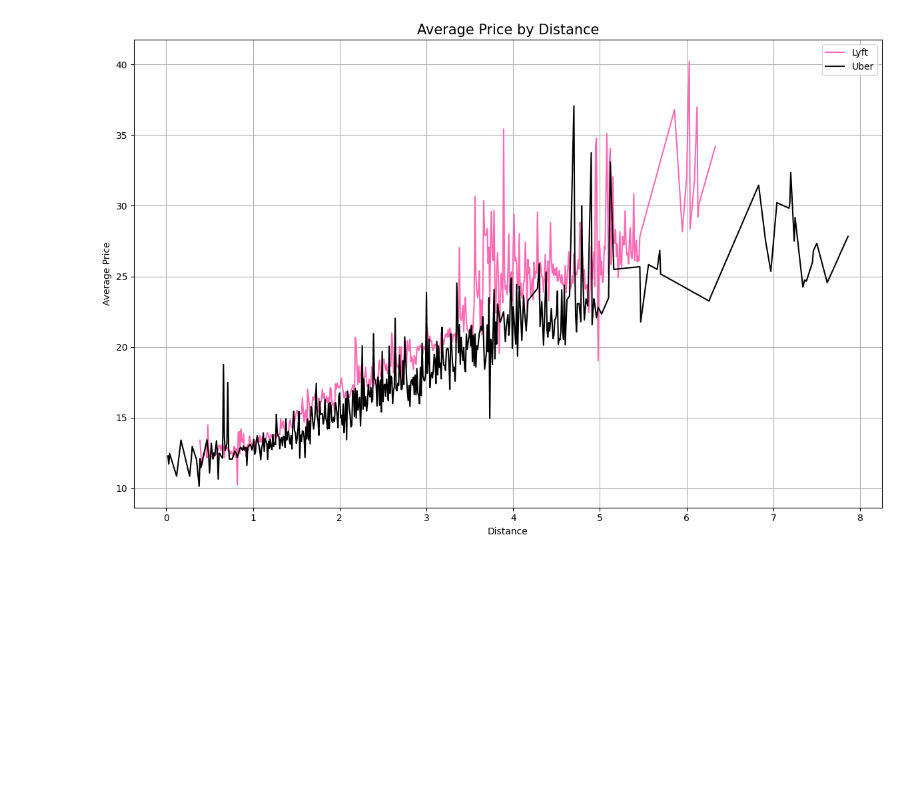
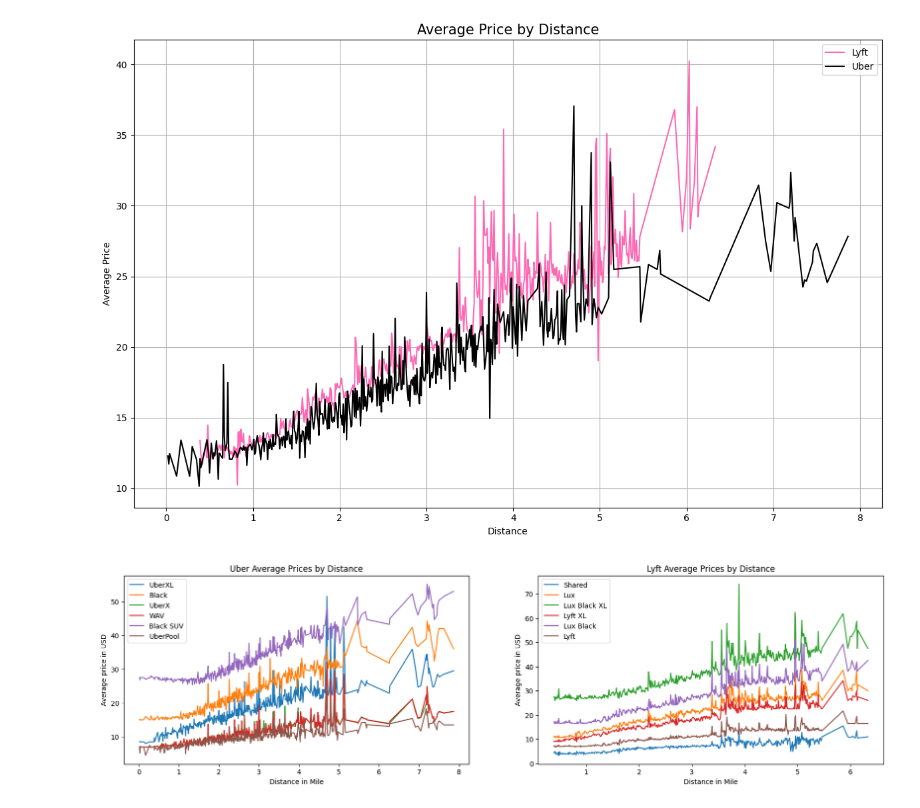
Before and after one commit to tlynx538/cab-fare-prices-prediction, a Jupyter notebook: EDA/EDA_Amruth.ipynb, the cells around one changed output. Saved outputs shown, nothing was run; the diff lists cells and outputs as text; code cells hidden in the pictures; blank space fills up the shorter version.

```diff
--- a/EDA/EDA_Amruth.ipynb
+++ b/EDA/EDA_Amruth.ipynb
@@ -324,3 +329,19 @@ plt.tight_layout()
 plt.show()
 # %% [output]
 [figure]
+# %%
+# The average price by distance
+fig, ax = plt.subplots(1,2 , figsize = (20,5))
+for i,col in enumerate(data[data['cab_type'] == 'Uber']['name'].unique()):
+    ax[0].plot(data[ data['name'] == col].groupby('distance').price.mean().index, data[ data['name'] == col].groupby('distance').price.mean(), label = col)
+ax[0].set_title('Uber Average Prices by Distance')
+ax[0].set(xlabel = 'Distance in Mile', ylabel = 'Average price in USD')
+ax[0].legend()
+for i,col in enumerate(data[data['cab_type'] == 'Lyft']['name'].unique()):
+    ax[1].plot(data[ data['name'] == col].groupby('distance').price.mean().index, data[ data['name'] == col].groupby('distance').price.mean(), label = col)
+ax[1].set(xlabel = 'Distance in Mile', ylabel = 'Average price in USD')
+ax[1].set_title('Lyft Average Prices by Distance')
+ax[1].legend()
+plt.show()
+# %% [output]
+[figure, added]
```
Also changed, not shown: parts of 1 cell of this notebook.
